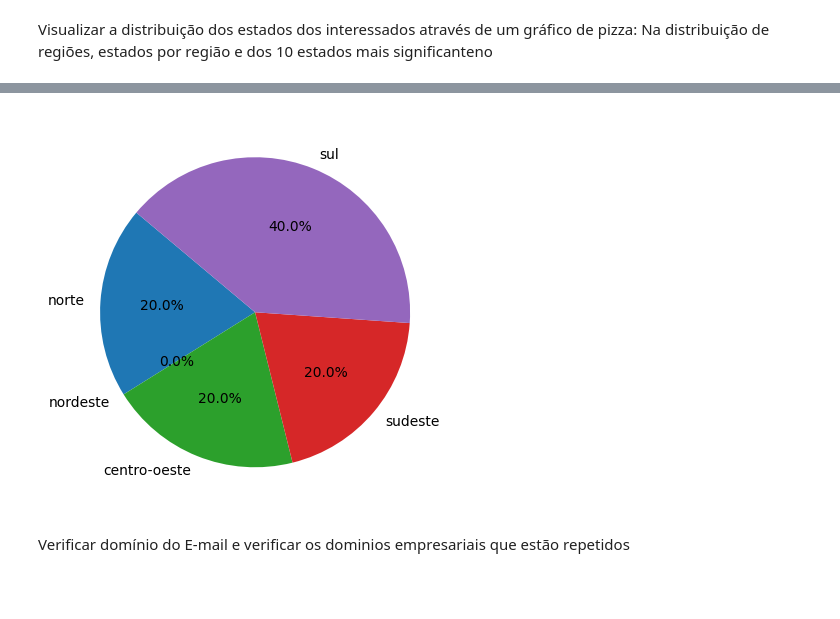
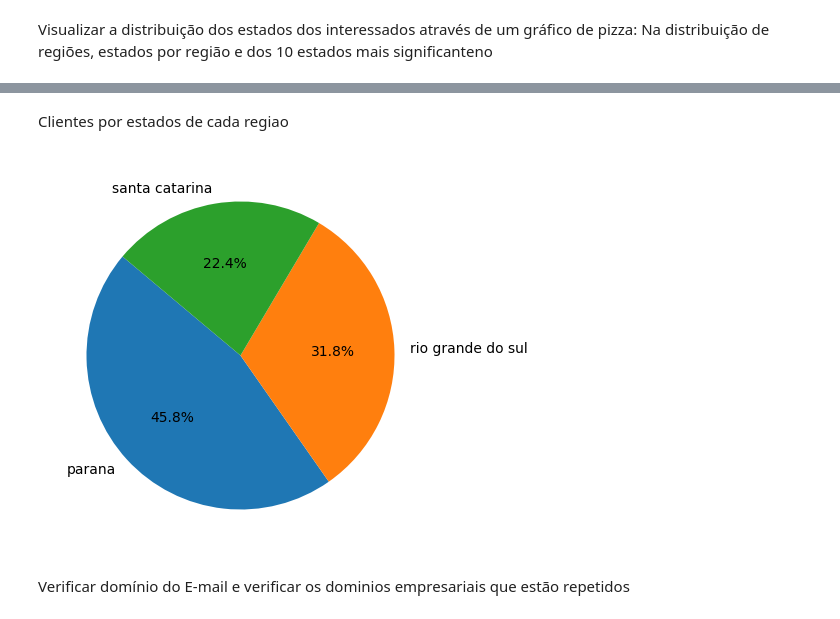
Before and after one commit to Darlan-Almeida/Noisy-Store, a Jupyter notebook: Noisy.ipynb, the cells around one changed output, grey strips where cells are left out. Drawn from its saved outputs; the diff is of its cells as text; code cells hidden in the pictures; blank space fills up the shorter version.

```diff
--- a/Noisy.ipynb
+++ b/Noisy.ipynb
@@ -243,16 +220,16 @@ TypeError: 'numpy.ndarray' object is not callable
-# %%
-for frequencia in contagem_estados.items():
-  estado = frequencia[0]
-  valor = frequencia[1]
-  for busca in regioes.items():
-    for procura_estado in busca[1]:
-      if procura_estado == estado:
-        frequencia_regiao[busca[0]] += frequencia[1]
-
-plt.figure(figsize=(5, 10))
-plt.pie(list(frequencia_regiao.values()) , labels=list(frequencia_regiao.keys()) , autopct='%1.1f%%', startangle=140)
-plt.show()
-# %% [output]
-[figure, removed]
+# %% [markdown]
+Clientes por estados de cada regiao
+# %%
+regiao = input()
+df_regiao = df[df['regiao'] == regiao]
+
+estados_regiao = regioes[regiao]
+frequencia_norte = df_regiao['estado'].value_counts()
+
+plt.figure(figsize=(10,5))
+plt.pie(frequencia_norte , labels=frequencia_norte.index , autopct='%1.1f%%', startangle=140)
+plt.show()
+# %% [output]
+[figure, added]
 # %% [markdown]
 Verificar domínio do E-mail e verificar os dominios empresariais que estão repetidos
```
Also changed, not shown: parts of 10 cells of this notebook, 1 other file.
